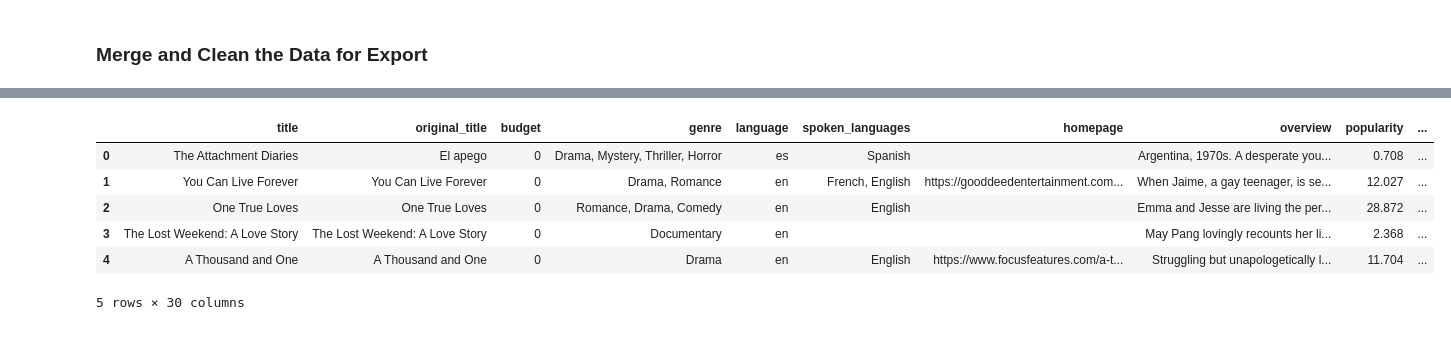
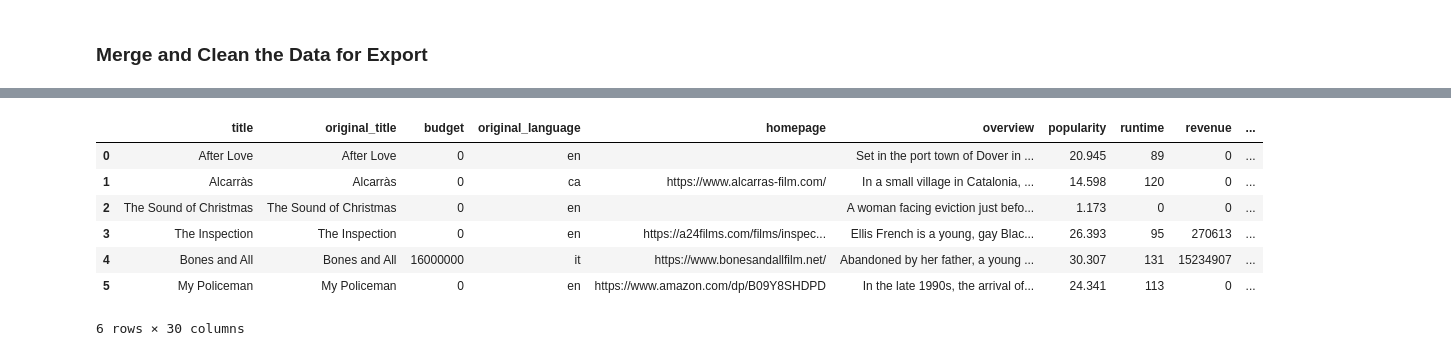
Before and after one commit to jengalvan76/data-sourcing-challenge, a Jupyter notebook: M6_Starter_Code/retrieve_movie_data.ipynb, the cells around one changed output, grey strips where cells are left out. Cells and saved outputs as stored; diff of their text form; code cells hidden in the pictures.

```diff
--- a/M6_Starter_Code/retrieve_movie_data.ipynb
+++ b/M6_Starter_Code/retrieve_movie_data.ipynb
@@ -313,5 +333,6 @@ print(json.dumps(data, indent=4)).json(5)
 ]
 # %%
 # Convert the results to a DataFrame
-tmdb_df = pd.DataFrame()
+tmdb_df = pd.DataFrame(tmdb_movies_list)
+tmdb_df
 # %% [output]
@@ -332,6 +353,6 @@ tmdb_df = pd.DataFrame()
 ### Merge and Clean the Data for Export
 # %%
 # Merge the New York Times reviews and TMDB DataFrames on title
-combined_title_df = pd.concat([ , ], axis="rows", join="inner").reset_index(drop=True)
+combined_title_df = pd.merge(tmdb_df, reviews_list_df, how="inner", on="title")
 combined_title_df
 # %% [output]
@@ -351,18 +372,26 @@ combined_title_df
 # %%
 # Remove list brackets and quotation marks on the columns containing lists
 # Create a list of the columns that need fixing
-columns_to_fix
+columns_to_fix = ["genres", "spoken_languages", "production_countries" ]
 
 # Create a list of characters to remove
-characters_to_remove
+characters_to_remove = ["[", "]", "'"]
 
 # Loop through the list of columns to fix
-astype()
+
+for column in columns_to_fix:
+    combined_title_df[column] = combined_title_df[column].astype(str)
+
+    for character in characters_to_remove:
+        combined_title_df[column] = combined_title_df[column].str.replace(character, "")
+
     # Convert the column to type 'str'
-characters_to_remove str.replace()
+
 
     # Loop through characters to remove
 
 
 # Display the fixed DataFrame
+#combined_title_df[columns_to_fix]
+combined_title_df
 # %% [output]
@@ -376,3 +411,4 @@ characters_to_remove str.replace()
 # %%
 # Drop "byline.person" column
-df.drop("byline.person",axis=1, implace=True)
+combined_title_df.drop("byline.person",axis=1, inplace=True)
+combined_title_df
@@ -379,14 +429,16 @@ df.drop("byline.person",axis=1, implace=True)
 # %%
 # Delete duplicate rows and reset index
-df.drop_duplicates(inplace=True)
-df.reset_index(drop=True, inplace=True)
+combined_title_df.drop_duplicates(inplace=True)
+combined_title_df.reset_index(drop=True, inplace=True)
+combined_title_df
 # %% [output]
-|  | title | original_title | budget | genre | language | spoken_languages | homepage | overview | popularity | ... |
-| 0 | The Attachment Diaries | El apego | 0 | Drama, Mystery, Thriller, Horror | es | Spanish |  | Argentina, 1970s. A desperate you... | 0.708 | ... |
-| 1 | You Can Live Forever | You Can Live Forever | 0 | Drama, Romance | en | French, English | https://gooddeedentertainment.com... | When Jaime, a gay teenager, is se... | 12.027 | ... |
-| 2 | One True Loves | One True Loves | 0 | Romance, Drama, Comedy | en | English |  | Emma and Jesse are living the per... | 28.872 | ... |
-| 3 | The Lost Weekend: A Love Story | The Lost Weekend: A Love Story | 0 | Documentary | en |  |  | May Pang lovingly recounts her li... | 2.368 | ... |
-| 4 | A Thousand and One | A Thousand and One | 0 | Drama | en | English | https://www.focusfeatures.com/a-t... | Struggling but unapologetically l... | 11.704 | ... |
+|  | title | original_title | budget | original_language | homepage | overview | popularity | runtime | revenue | ... |
+| 0 | After Love | After Love | 0 | en |  | Set in the port town of Dover in ... | 20.945 | 89 | 0 | ... |
+| 1 | Alcarràs | Alcarràs | 0 | ca | https://www.alcarras-film.com/ | In a small village in Catalonia, ... | 14.598 | 120 | 0 | ... |
+| 2 | The Sound of Christmas | The Sound of Christmas | 0 | en |  | A woman facing eviction just befo... | 1.173 | 0 | 0 | ... |
+| 3 | The Inspection | The Inspection | 0 | en | https://a24films.com/films/inspec... | Ellis French is a young, gay Blac... | 26.393 | 95 | 270613 | ... |
+| 4 | Bones and All | Bones and All | 16000000 | it | https://www.bonesandallfilm.net/ | Abandoned by her father, a young ... | 30.307 | 131 | 15234907 | ... |
+| 5 | My Policeman | My Policeman | 0 | en | https://www.amazon.com/dp/B09Y8SHDPD | In the late 1990s, the arrival of... | 24.341 | 113 | 0 | ... |
-5 rows × 30 columns
+6 rows × 30 columns
 # %%
 # Export data to CSV without the index
```
Also changed, not shown: parts of 13 cells of this notebook, 1 other file.
